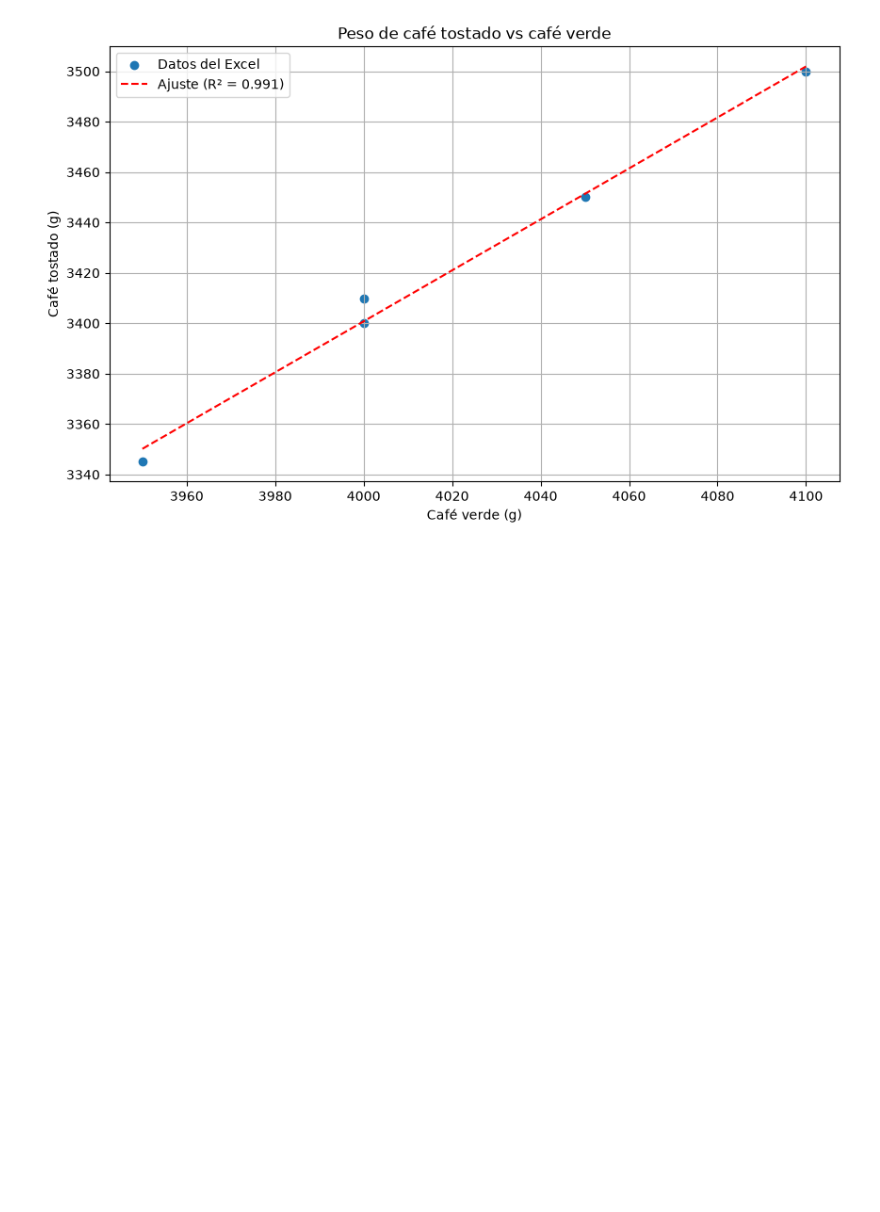
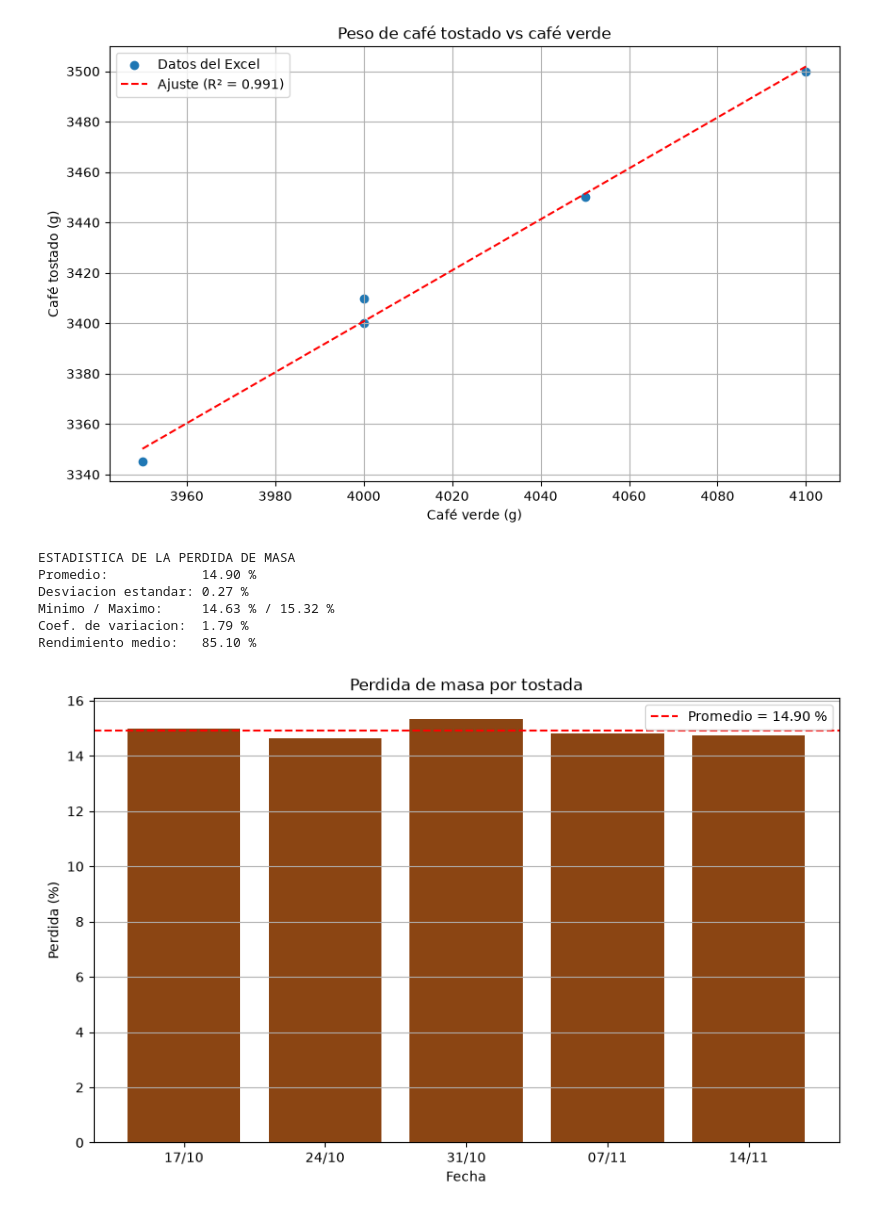
Before and after one commit to Dsantiagohidalgo/procesos-b, a Jupyter notebook: Datos proyecto/Trabajo cafe.ipynb, the cells around one changed output. Drawn from its saved outputs; the diff is of its cells as text; code cells hidden in the pictures; blank space fills up the shorter version.

Commit message:
hice la estadística de perdida de masa

```diff
--- a/Datos proyecto/Trabajo cafe.ipynb
+++ b/Datos proyecto/Trabajo cafe.ipynb
@@ -177,3 +183,45 @@ Ecuación: y = 1.0115x + -645.3846
 R² = 0.9912
 Predicción: con 4200 g de café verde -> 3603.08 g tostado
 [figure]
+# %%
+import pandas as pd
+import matplotlib.pyplot as plt
+
+# Si aún no cargaste el archivo en esta sesión:
+# datos = pd.read_excel("datos cafe.xlsx")
+
+datos["Fecha"] = pd.to_datetime(datos["Fecha"], dayfirst=True, errors="coerce")
+
+datos["Perdida calculada (g)"] = datos["Cafe verde (g)"] - datos["Cafe tostado (g)"]
+datos["Perdida porcentual (%)"] = datos["Perdida calculada (g)"] / datos["Cafe verde (g)"] * 100
+datos["Rendimiento (%)"] = datos["Cafe tostado (g)"] / datos["Cafe verde (g)"] * 100
+
+perdida = datos["Perdida porcentual (%)"]
+promedio = perdida.mean()
+desv = perdida.std()
+cv = desv / promedio * 100
+
+print("\nESTADISTICA DE LA PERDIDA DE MASA")
+print(f"Promedio:            {promedio:.2f} %")
+print(f"Desviacion estandar: {desv:.2f} %")
+print(f"Minimo / Maximo:     {perdida.min():.2f} % / {perdida.max():.2f} %")
+print(f"Coef. de variacion:  {cv:.2f} %")
+print(f"Rendimiento medio:   {datos['Rendimiento (%)'].mean():.2f} %")
+
+plt.figure(figsize=(10, 6))
+plt.bar(datos["Fecha"].dt.strftime("%d/%m"), perdida, color="saddlebrown")
+plt.axhline(promedio, color="red", linestyle="--", label=f"Promedio = {promedio:.2f} %")
+plt.title("Perdida de masa por tostada")
+plt.xlabel("Fecha")
+plt.ylabel("Perdida (%)")
+plt.legend()
+plt.grid(axis="y")
+plt.show()
+# %% [output]
+ESTADISTICA DE LA PERDIDA DE MASA
+Promedio:            14.90 %
+Desviacion estandar: 0.27 %
+Minimo / Maximo:     14.63 % / 15.32 %
+Coef. de variacion:  1.79 %
+Rendimiento medio:   85.10 %
+[figure, added]
```
Also changed, not shown: parts of 1 cell of this notebook.
